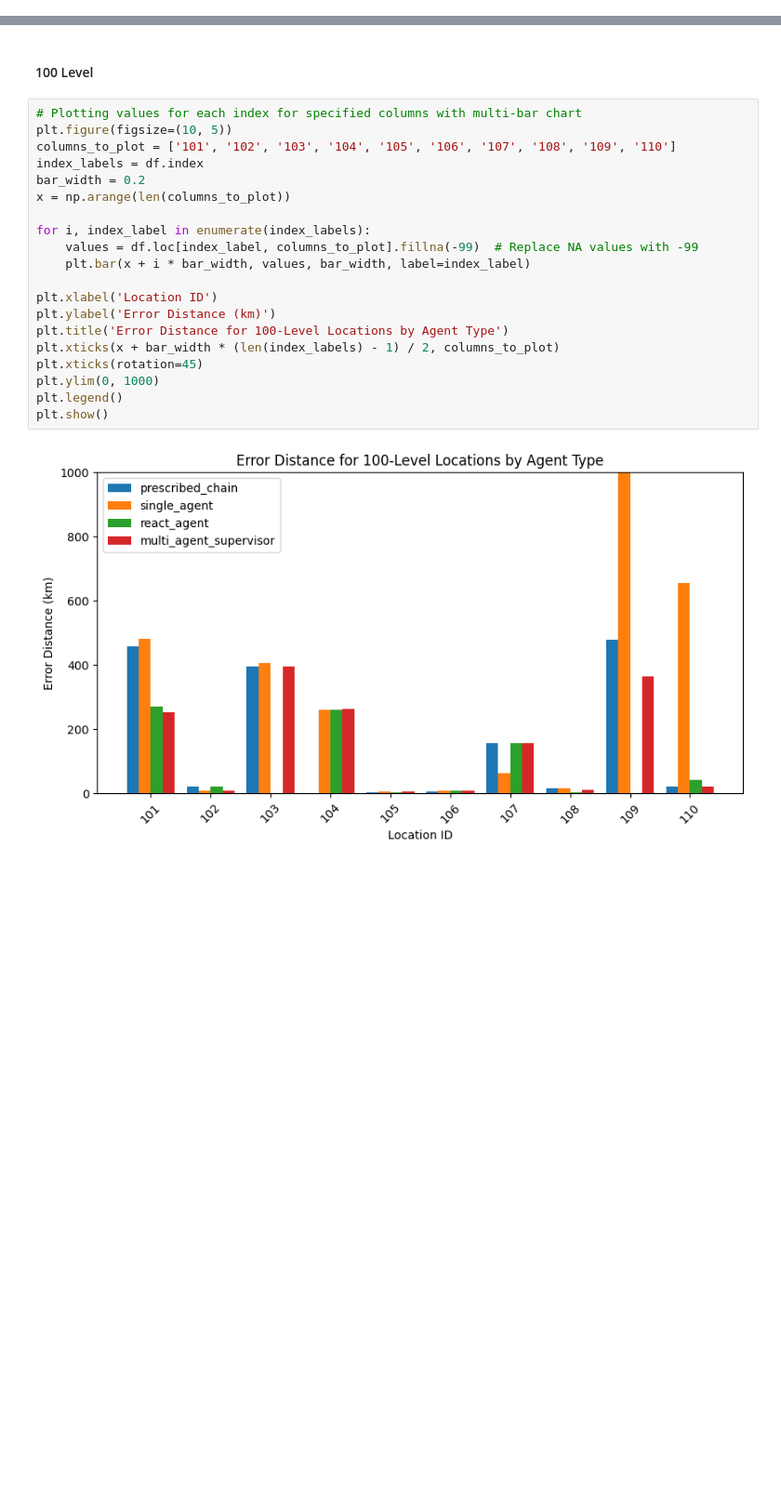
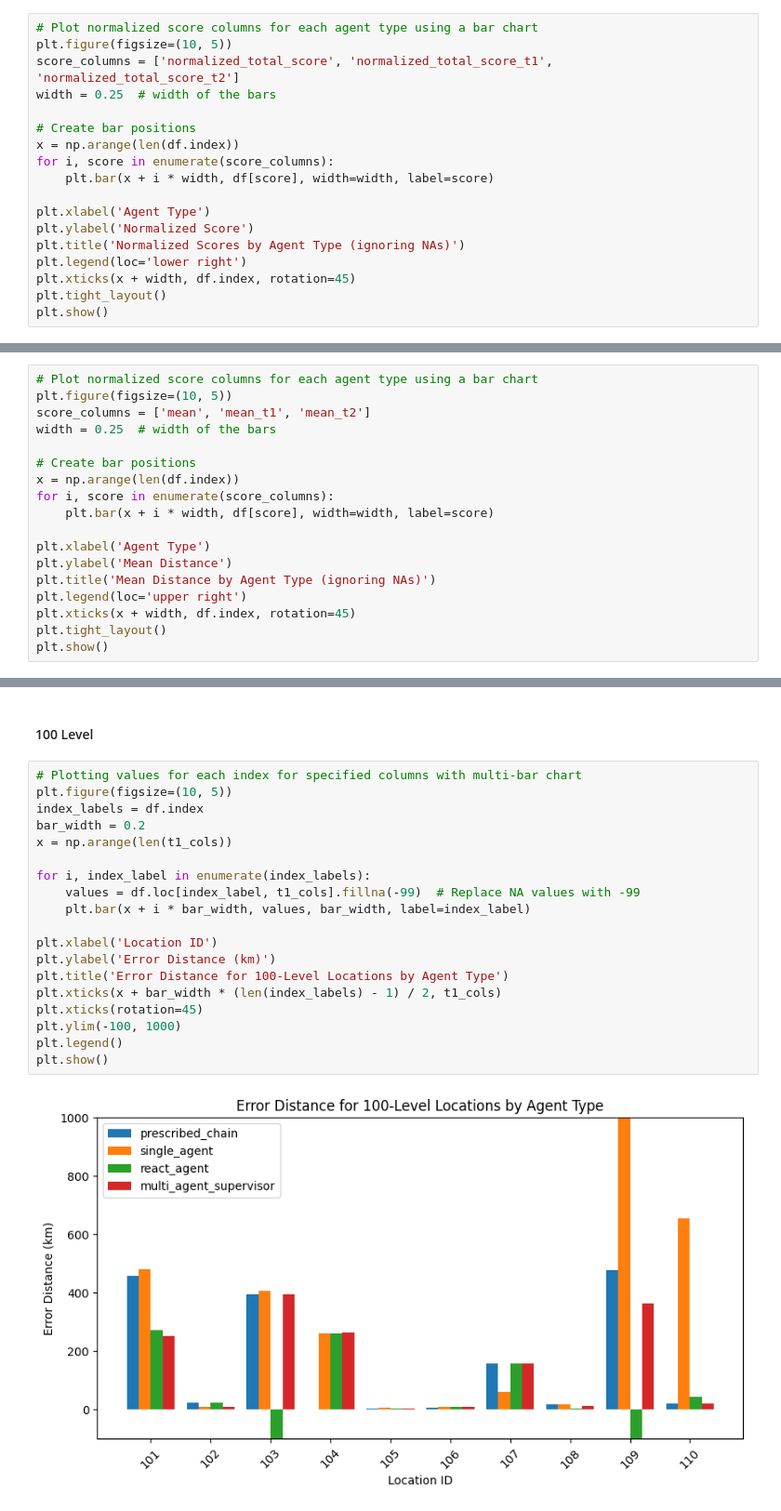
Before and after one commit to jcalz23/geo-guesser-agents, a Jupyter notebook: src/results.ipynb, the cells around one changed output, grey strips where cells are left out. Shown: that part at 93% size. Drawn from its saved outputs; the diff is of its cells as text; blank space fills up the shorter version.

```diff
--- a/src/results.ipynb
+++ b/src/results.ipynb
@@ -53,0 +104,18 @@ display(df)
+# %%
+# Plot normalized score columns for each agent type using a bar chart
+plt.figure(figsize=(10, 5))
+score_columns = ['normalized_total_score', 'normalized_total_score_t1', 'normalized_total_score_t2']
+width = 0.25  # width of the bars
+
+# Create bar positions
+x = np.arange(len(df.index))
+for i, score in enumerate(score_columns):
+    plt.bar(x + i * width, df[score], width=width, label=score)
+
+plt.xlabel('Agent Type')
+plt.ylabel('Normalized Score')
+plt.title('Normalized Scores by Agent Type (ignoring NAs)')
+plt.legend(loc='lower right')
+plt.xticks(x + width, df.index, rotation=45)
+plt.tight_layout()
+plt.show()
@@ -54,2 +124,20 @@ display(df)
 # %% [markdown]
 ### Average Distance (excluding NANs)
+# %%
+# Plot normalized score columns for each agent type using a bar chart
+plt.figure(figsize=(10, 5))
+score_columns = ['mean', 'mean_t1', 'mean_t2']
+width = 0.25  # width of the bars
+
+# Create bar positions
+x = np.arange(len(df.index))
+for i, score in enumerate(score_columns):
+    plt.bar(x + i * width, df[score], width=width, label=score)
+
+plt.xlabel('Agent Type')
+plt.ylabel('Mean Distance')
+plt.title('Mean Distance by Agent Type (ignoring NAs)')
+plt.legend(loc='upper right')
+plt.xticks(x + width, df.index, rotation=45)
+plt.tight_layout()
+plt.show()
@@ -71,25 +161,24 @@ plt.show()
 # %%
 # Plotting values for each index for specified columns with multi-bar chart
 plt.figure(figsize=(10, 5))
-columns_to_plot = ['101', '102', '103', '104', '105', '106', '107', '108', '109', '110']
 index_labels = df.index
 bar_width = 0.2
-x = np.arange(len(columns_to_plot))
+x = np.arange(len(t1_cols))
 
 for i, index_label in enumerate(index_labels):
-    values = df.loc[index_label, columns_to_plot].fillna(-99)  # Replace NA values with -99
+    values = df.loc[index_label, t1_cols].fillna(-99)  # Replace NA values with -99
     plt.bar(x + i * bar_width, values, bar_width, label=index_label)
 
 plt.xlabel('Location ID')
 plt.ylabel('Error Distance (km)')
 plt.title('Error Distance for 100-Level Locations by Agent Type')
-plt.xticks(x + bar_width * (len(index_labels) - 1) / 2, columns_to_plot)
+plt.xticks(x + bar_width * (len(index_labels) - 1) / 2, t1_cols)
 plt.xticks(rotation=45)
-plt.ylim(0, 1000)
+plt.ylim(-100, 1000)
 plt.legend()
 plt.show()
 # %% [output]
-[figure, old version]
+[figure, new version]
 # %%
 # Plotting values for each index for specified columns with multi-bar chart
 plt.figure(figsize=(10, 5))
```
Also changed, not shown: parts of 8 cells of this notebook, 3 other files.
